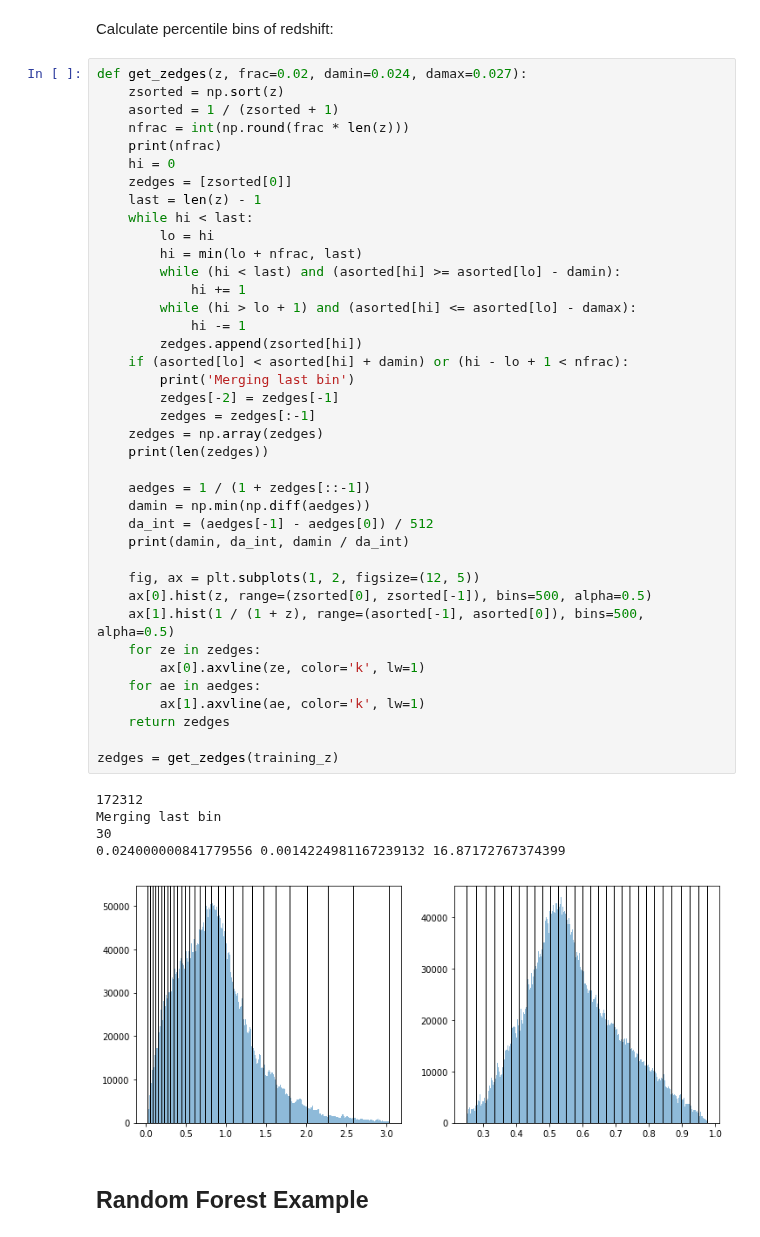
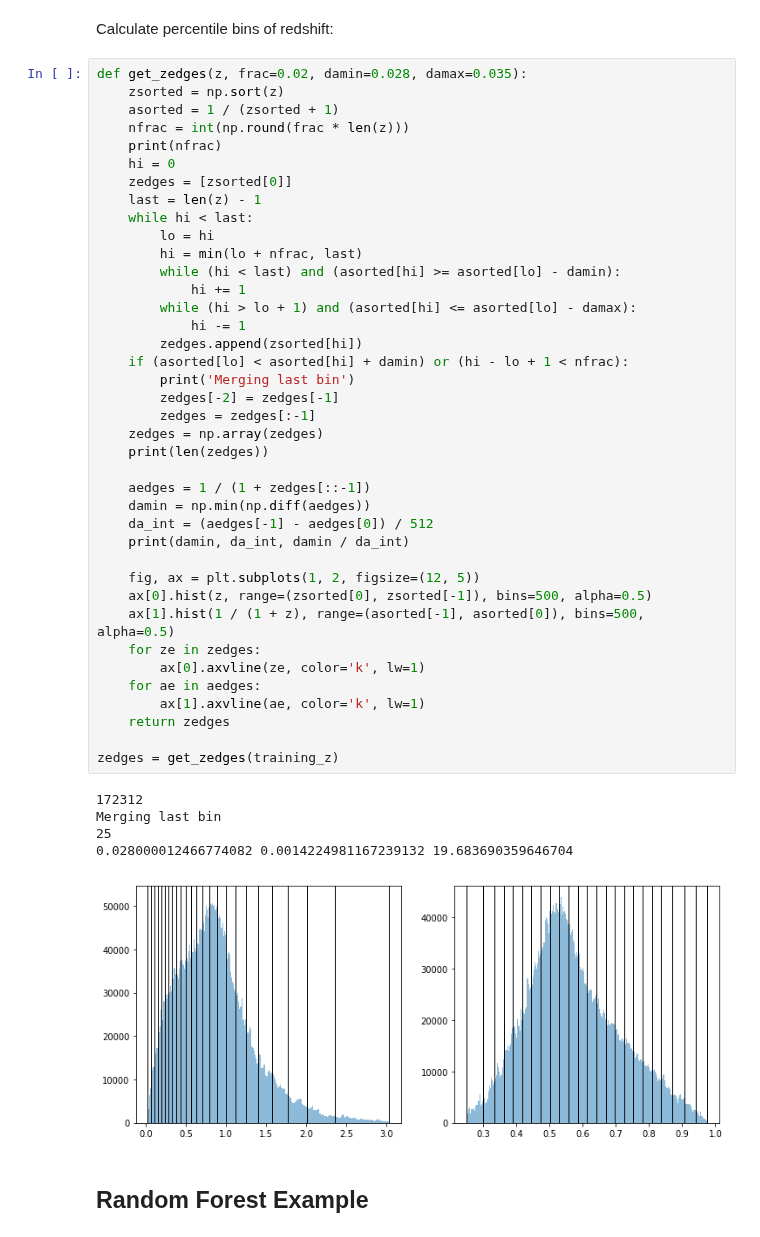
Before and after one commit to dkirkby/zotbin, a Jupyter notebook: Sandbox.ipynb, the cells around one changed output. Drawn from its saved outputs; the diff is of its cells as text.

```diff
--- a/Sandbox.ipynb
+++ b/Sandbox.ipynb
@@ -66,7 +66,7 @@ Loaded 17228554 validation rows.
 # %% [markdown]
 Calculate percentile bins of redshift:
 # %%
-def get_zedges(z, frac=0.02, damin=0.024, damax=0.027):
+def get_zedges(z, frac=0.02, damin=0.028, damax=0.035):
     zsorted = np.sort(z)
     asorted = 1 / (zsorted + 1)
     nfrac = int(np.round(frac * len(z)))
@@ -80,36 +80,36 @@ def get_zedges(z, frac=0.02, damin=0.024, damax=0.027):
         while (hi < last) and (asorted[hi] >= asorted[lo] - damin):
             hi += 1
         while (hi > lo + 1) and (asorted[hi] <= asorted[lo] - damax):
             hi -= 1
         zedges.append(zsorted[hi])
     if (asorted[lo] < asorted[hi] + damin) or (hi - lo + 1 < nfrac):
         print('Merging last bin')
         zedges[-2] = zedges[-1]
         zedges = zedges[:-1]
     zedges = np.array(zedges)
     print(len(zedges))
 
     aedges = 1 / (1 + zedges[::-1])
     damin = np.min(np.diff(aedges))
     da_int = (aedges[-1] - aedges[0]) / 512
     print(damin, da_int, damin / da_int)
 
     fig, ax = plt.subplots(1, 2, figsize=(12, 5))
     ax[0].hist(z, range=(zsorted[0], zsorted[-1]), bins=500, alpha=0.5)
     ax[1].hist(1 / (1 + z), range=(asorted[-1], asorted[0]), bins=500, alpha=0.5)
     for ze in zedges:
         ax[0].axvline(ze, color='k', lw=1)
     for ae in aedges:
         ax[1].axvline(ae, color='k', lw=1)
     return zedges
 
 zedges = get_zedges(training_z)
 # %% [output]
 172312
 Merging last bin
-30
-0.024000000841779556 0.0014224981167239132 16.87172767374399
+25
+0.028000012466774082 0.0014224981167239132 19.683690359646704
-[figure, old version]
+[figure, new version]
 # %% [markdown]
 ## Random Forest Example
 # %%
```
Also changed, not shown: parts of 4 cells of this notebook.
